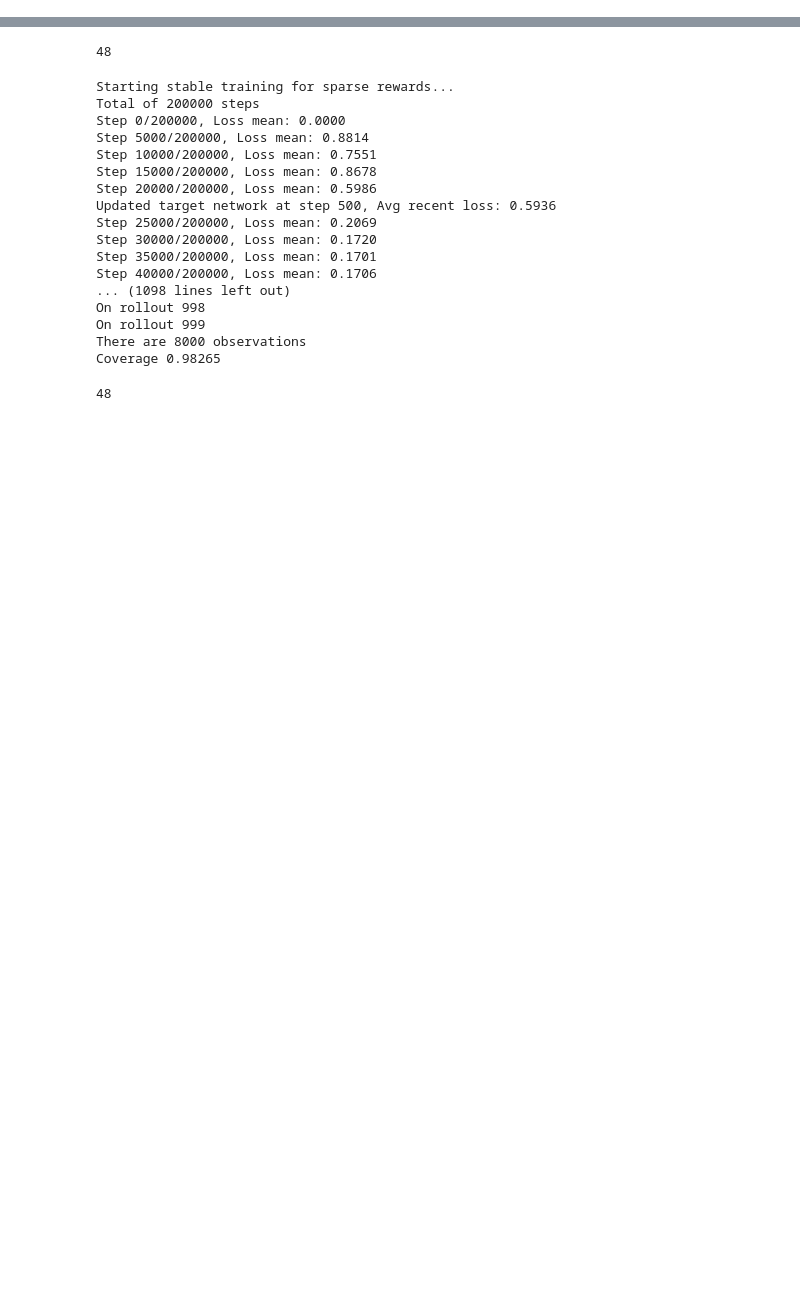
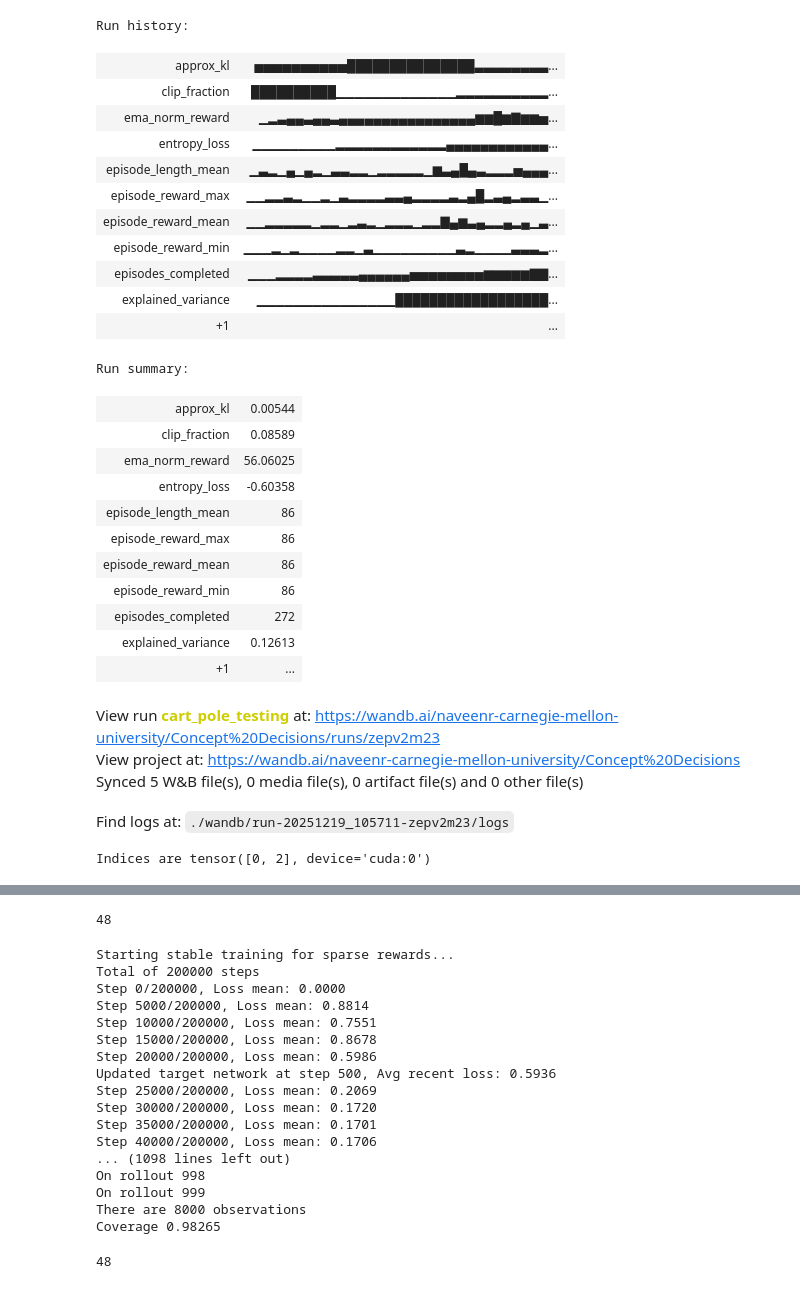
Before and after one commit to naveenr414/concept_decisions, a Jupyter notebook: scripts/notebooks/Scratch Space.ipynb, the cells around one changed output, grey strips where cells are left out. Drawn from its saved outputs; the diff is of its cells as text; code cells hidden in the pictures; blank space fills up the shorter version.

```diff
--- a/scripts/notebooks/Scratch Space.ipynb
+++ b/scripts/notebooks/Scratch Space.ipynb
@@ -50,0 +74,3 @@ if is_main:
+# %%
+wandb.finish()
+# %% [output]
@@ -50,0 +78,32 @@ if is_main:
+Run history:
+| approx_kl | ▅▅▅▅▅▅▅▅▅▅███████████████▃▃▃▃▃▃▃▃... |
+| clip_fraction | ██████████▁▁▁▁▁▁▁▁▁▁▁▁▁▂▂▂▂▂▂▂▂▂▂... |
+| ema_norm_reward | ▁▂▃▄▄▃▄▄▃▄▄▄▄▄▄▄▄▄▄▄▄▄▄▄▄▆▆█▆▇▆▆▅... |
+| entropy_loss | ▁▁▁▁▁▁▁▁▁▂▂▂▂▂▂▂▂▂▂▂▂▄▄▄▄▄▄▄▄▄▄▄▄... |
+| episode_length_mean | ▁▃▂▁▄▁▄▂▁▃▃▂▂▁▂▂▂▂▂▁▆▃▄█▄▃▂▂▂▅▄▄▄... |
+| episode_reward_max | ▁▁▂▂▃▂▁▁▂▁▃▂▂▂▂▃▃▄▂▂▂▂▃▂▄█▂▃▄▂▃▃▁... |
+| episode_reward_mean | ▁▁▂▂▂▂▂▁▂▂▁▂▃▂▁▂▂▂▁▂▂▇▄▆▃▄▂▂▄▂▄▁▃... |
+| episode_reward_min | ▁▁▁▂▁▂▁▁▁▁▂▂▁▃▁▁▁▁▁▁▁▁▁▃▂▁▁▁▁▃▃▃▂... |
+| episodes_completed | ▁▁▁▂▂▂▂▃▃▃▃▃▄▄▄▄▄▄▅▅▅▅▅▅▅▅▆▆▆▆▆▇▇... |
+| explained_variance | ▁▁▁▁▁▁▁▁▁▁▁▁▁▁▁██████████████████... |
+| +1 | ... |
+Run summary:
+| approx_kl | 0.00544 |
+| clip_fraction | 0.08589 |
+| ema_norm_reward | 56.06025 |
+| entropy_loss | -0.60358 |
+| episode_length_mean | 86 |
+| episode_reward_max | 86 |
+| episode_reward_mean | 86 |
+| episode_reward_min | 86 |
+| episodes_completed | 272 |
+| explained_variance | 0.12613 |
+| +1 | ... |
+View run cart_pole_testing at: https://wandb.ai/naveenr-carnegie-mellon-university/Concept%20Decisions/runs/zepv2m23
+View project at: https://wandb.ai/naveenr-carnegie-mellon-university/Concept%20Decisions
+Synced 5 W&B file(s), 0 media file(s), 0 artifact file(s) and 0 other file(s)
+Find logs at: ./wandb/run-20251219_105711-zepv2m23/logs
+# %%
+two_stage_env, two_stage_gym_env = get_environment(environment_string,concept_list,seed,fast_predictor=concept_predictor,use_processed=True,concept_idx=idx,intervention_prob=0.5,processed_concepts=processed_concepts)
+# %% [output]
+Indices are tensor([0, 2], device='cuda:0')
```
Also changed, not shown: parts of 55 cells of this notebook, 17 other files.
